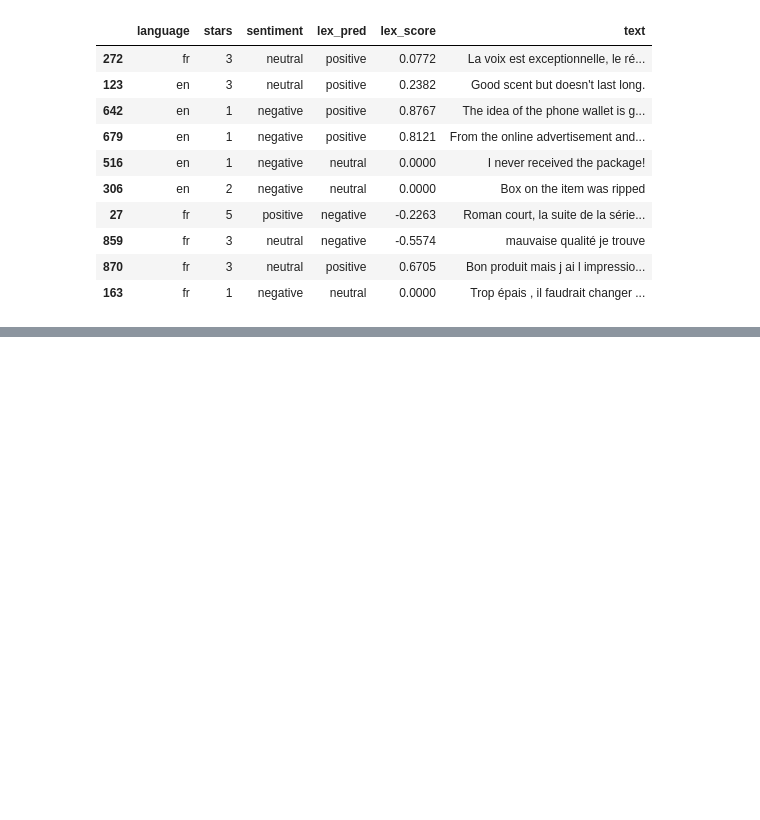
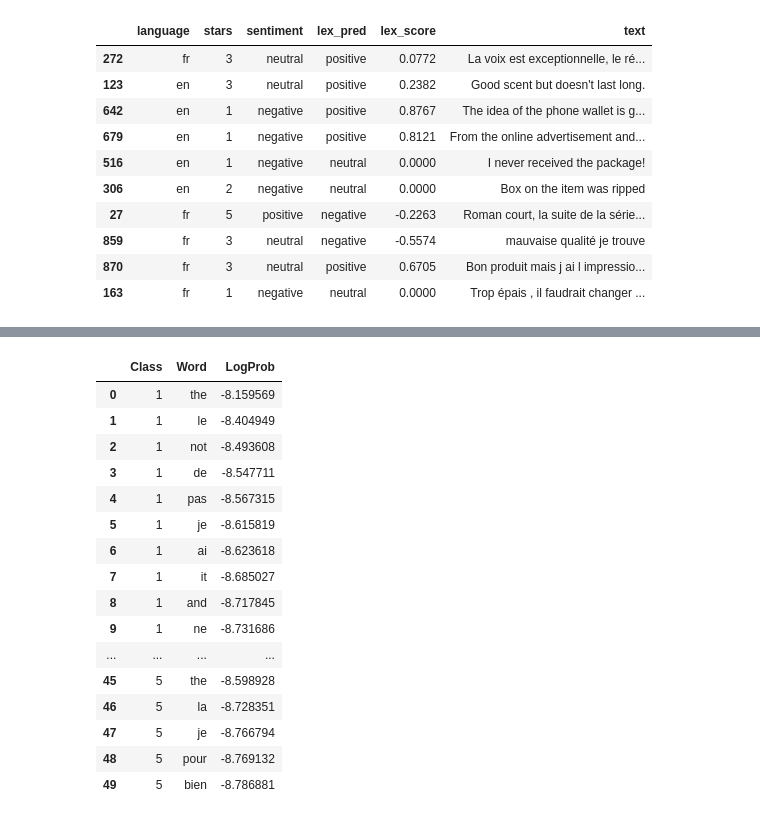
Before and after one commit to fomen2001/projet-analyse-des-sentiments, a Jupyter notebook: Correction TP1_suite_TF_TF-IDF_RF.ipynb, the cells around one changed output, grey strips where cells are left out. Cells and saved outputs as stored; diff of their text form; code cells hidden in the pictures; blank space fills up the shorter version.

```diff
--- a/Correction TP1.ipynb
+++ b/Correction TP1_suite_TF_TF-IDF_RF.ipynb
@@ -589,0 +585,3 @@ pd.set_option("display.max_columns", None)    # optionnel
+# %%
+df["text"] = df["text"].str.lower()
+df = df.dropna(subset=["text", "stars"])
@@ -589,0 +873,32 @@ pd.set_option("display.max_columns", None)    # optionnel
+# %%
+rows = []
+for label in class_labels:
+    class_idx = np.where(class_labels == label)[0][0]
+    top_ids = np.argsort(log_probs[class_idx])[::-1][:10]
+    for idx in top_ids:
+        rows.append({
+            "Class": label,
+            "Word": feature_names[idx],
+            "LogProb": float(log_probs[class_idx, idx])
+        })
+
+df_top_nb = pd.DataFrame(rows)
+df_top_nb
+# %% [output]
+|  | Class | Word | LogProb |
+| 0 | 1 | the | -8.159569 |
+| 1 | 1 | le | -8.404949 |
+| 2 | 1 | not | -8.493608 |
+| 3 | 1 | de | -8.547711 |
+| 4 | 1 | pas | -8.567315 |
+| 5 | 1 | je | -8.615819 |
+| 6 | 1 | ai | -8.623618 |
+| 7 | 1 | it | -8.685027 |
+| 8 | 1 | and | -8.717845 |
+| 9 | 1 | ne | -8.731686 |
+| ... | ... | ... | ... |
+| 45 | 5 | the | -8.598928 |
+| 46 | 5 | la | -8.728351 |
+| 47 | 5 | je | -8.766794 |
+| 48 | 5 | pour | -8.769132 |
+| 49 | 5 | bien | -8.786881 |
```
Also changed, not shown: parts of 33 cells of this notebook, 1 other file.
